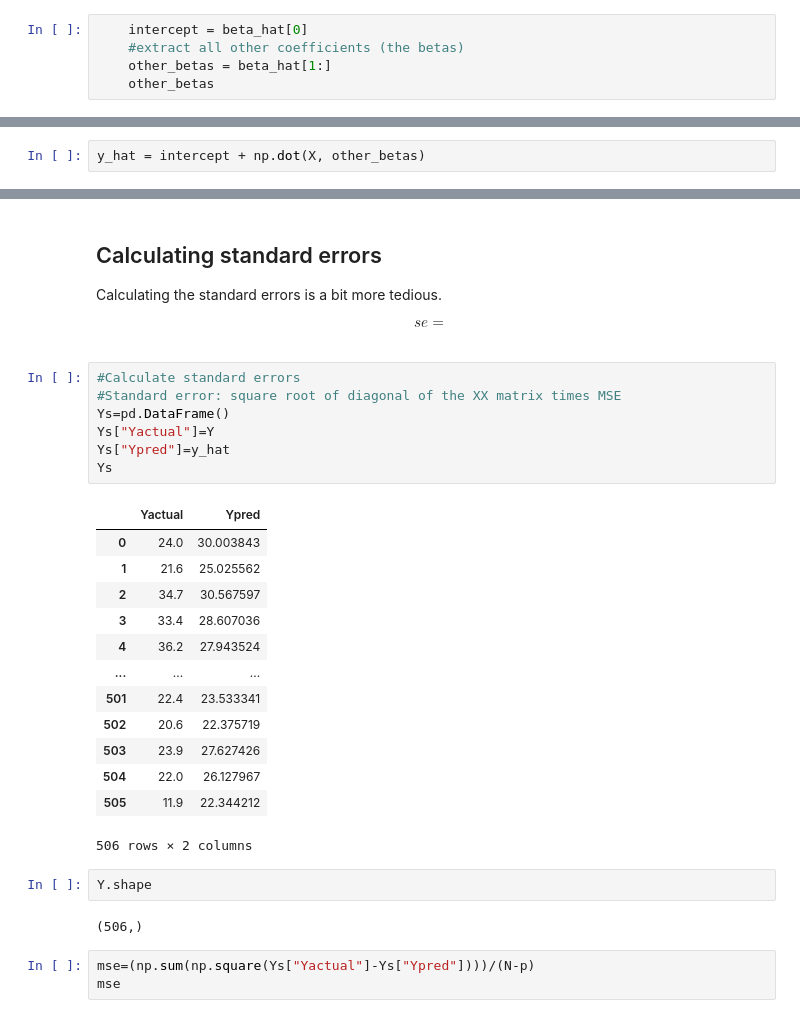
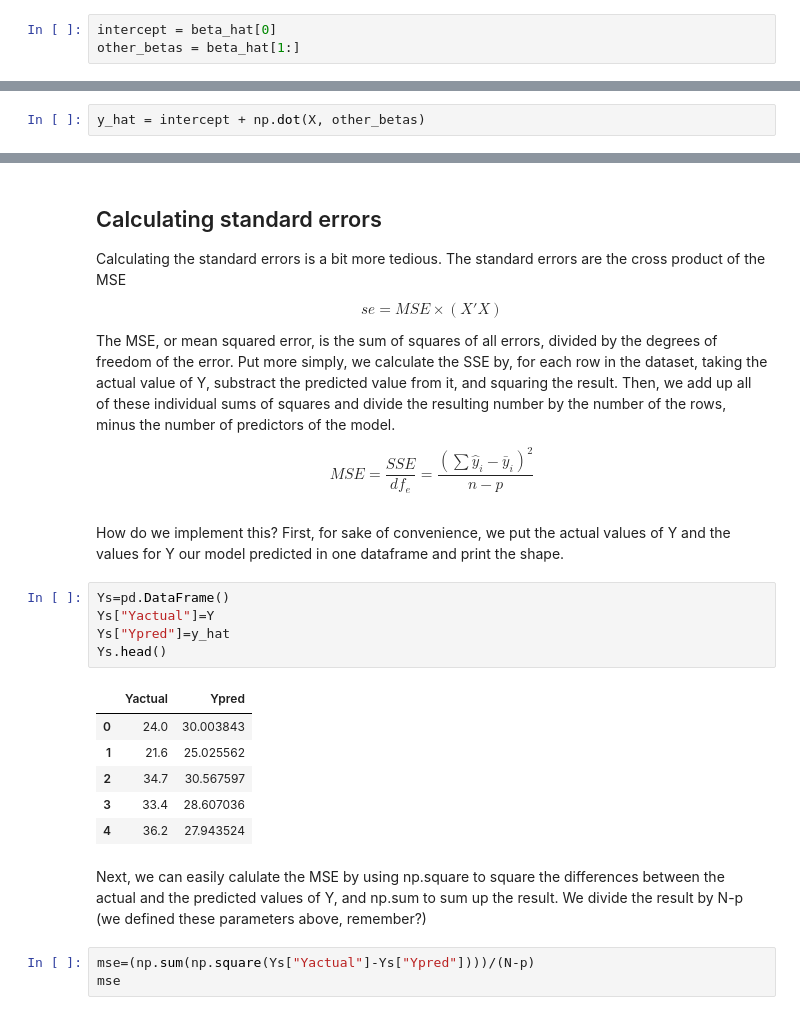
Before and after one commit to christianfang95/modelsfromscratch, a Jupyter notebook: olsregression/Multiple regression.ipynb, the cells around one changed output, grey strips where cells are left out. Drawn from its saved outputs; the diff is of its cells as text.

Commit message:
finished first version of tutorial

```diff
--- a/olsregression/Multiple regression.ipynb
+++ b/olsregression/Multiple regression.ipynb
@@ -130,5 +149,3 @@ model
 # %%
-    intercept = beta_hat[0]
-    #extract all other coefficients (the betas)
-    other_betas = beta_hat[1:]
-    other_betas
+intercept = beta_hat[0]
+other_betas = beta_hat[1:]
@@ -179,36 +162,33 @@ array([[30.00384338],
 # %% [markdown]
 ## Calculating standard errors
 
-Calculating the standard errors is a bit more tedious.
+Calculating the standard errors is a bit more tedious. The standard errors are the cross product of the MSE
 
 $$
-    se=\frac{}{}
+    se=MSE × (X'X)
 $$
+
+The MSE, or mean squared error, is the sum of squares of all errors, divided by the degrees of freedom of the error. Put more simply, we calculate the SSE by, for each row in the dataset, taking the actual value of Y, substract the predicted value from it, and squaring the result. Then, we add up all of these individual sums of squares and divide the resulting number by the number of the rows, minus the number of predictors of the model.
+
+$$
+    MSE= \frac{SSE}{df_{e}} =  \frac{(\sum \hat y _{i} - \bar y _{i})^2}{n-p}
+$$
+# %% [markdown]
+How do we implement this? First, for sake of convenience, we put the actual values of Y and the values for Y our model predicted in one dataframe and print the shape.
 # %%
-#Calculate standard errors
-#Standard error: square root of diagonal of the XX matrix times MSE
 Ys=pd.DataFrame()
 Ys["Yactual"]=Y
 Ys["Ypred"]=y_hat
-Ys
+Ys.head()
 # %% [output]
 |  | Yactual | Ypred |
 | 0 | 24.0 | 30.003843 |
 | 1 | 21.6 | 25.025562 |
 | 2 | 34.7 | 30.567597 |
 | 3 | 33.4 | 28.607036 |
 | 4 | 36.2 | 27.943524 |
-| ... | ... | ... |
-| 501 | 22.4 | 23.533341 |
-| 502 | 20.6 | 22.375719 |
-| 503 | 23.9 | 27.627426 |
-| 504 | 22.0 | 26.127967 |
-| 505 | 11.9 | 22.344212 |
-506 rows × 2 columns
-# %%
-Y.shape
-# %% [output]
-(506,)
+# %% [markdown]
+Next, we can easily calulate the MSE by using np.square to square the differences between the actual and the predicted values of Y, and np.sum to sum up the result. We divide the result by N-p (we defined these parameters above, remember?)
 # %%
 mse=(np.sum(np.square(Ys["Yactual"]-Ys["Ypred"])))/(N-p)
 mse
```
Also changed, not shown: parts of 32 cells of this notebook, 2 other files.
